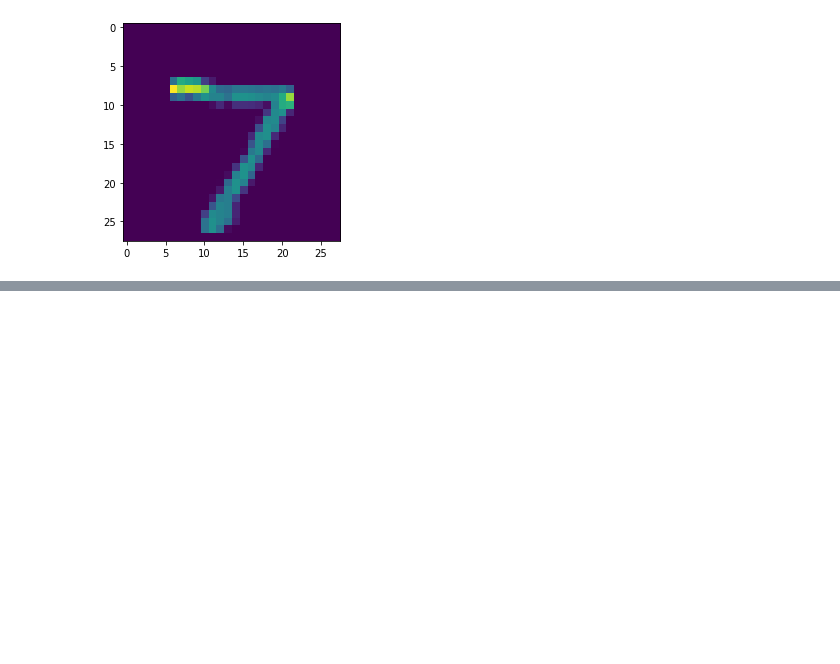
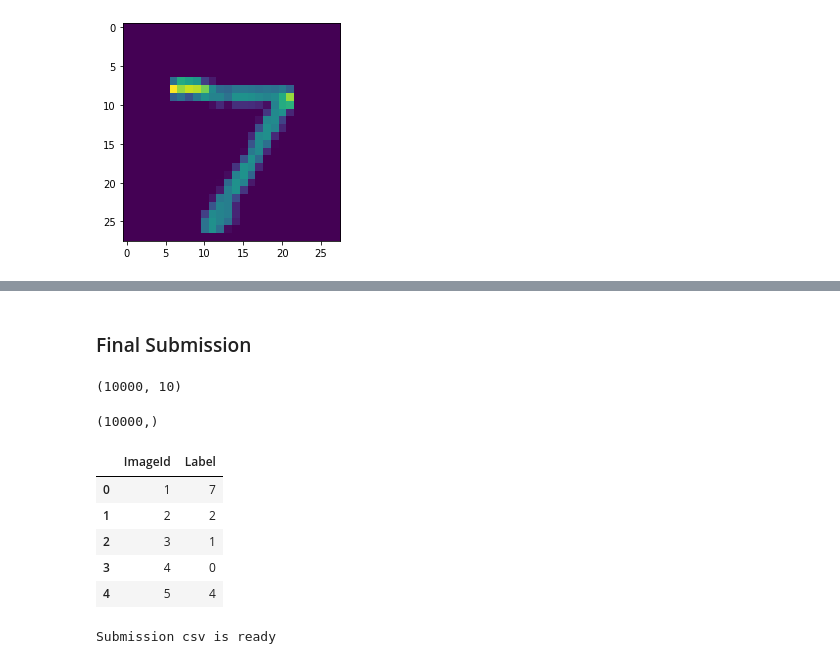
Before and after one commit to Eben2020-hp/Digit-Recognition, a Jupyter notebook: MNIST.ipynb, the cells around one changed output, grey strips where cells are left out. Saved outputs shown, nothing was run; the diff lists cells and outputs as text; code cells hidden in the pictures; blank space fills up the shorter version.

```diff
--- a/MNIST.ipynb
+++ b/MNIST.ipynb
@@ -291,0 +295,37 @@ The first predicted Output Value of the test data is: 8
+# %% [markdown]
+### Final Submission
+# %%
+prediction.shape
+# %% [output]
+(10000, 10)
+# %%
+labels = np.argmax(prediction, axis=1)
+labels.shape
+# %% [output]
+(10000,)
+# %%
+import pandas as pd
+
+data = {"Label" : labels}
+df = pd.DataFrame(data=data)
+
+## Adding index values
+df['ImageId'] = df.index.values + 1
+
+## Procedure to make "ImageId" first column
+first_column = df.pop('ImageId')
+df.insert(0, 'ImageId', first_column)
+
+df.head()
+# %% [output]
+|  | ImageId | Label |
+| 0 | 1 | 7 |
+| 1 | 2 | 2 |
+| 2 | 3 | 1 |
+| 3 | 4 | 0 |
+| 4 | 5 | 4 |
+# %%
+df.to_csv('submission.csv', index=False)
+print('Submission csv is ready')
+# %% [output]
+Submission csv is ready
```
Also changed, not shown: parts of 6 cells of this notebook.
